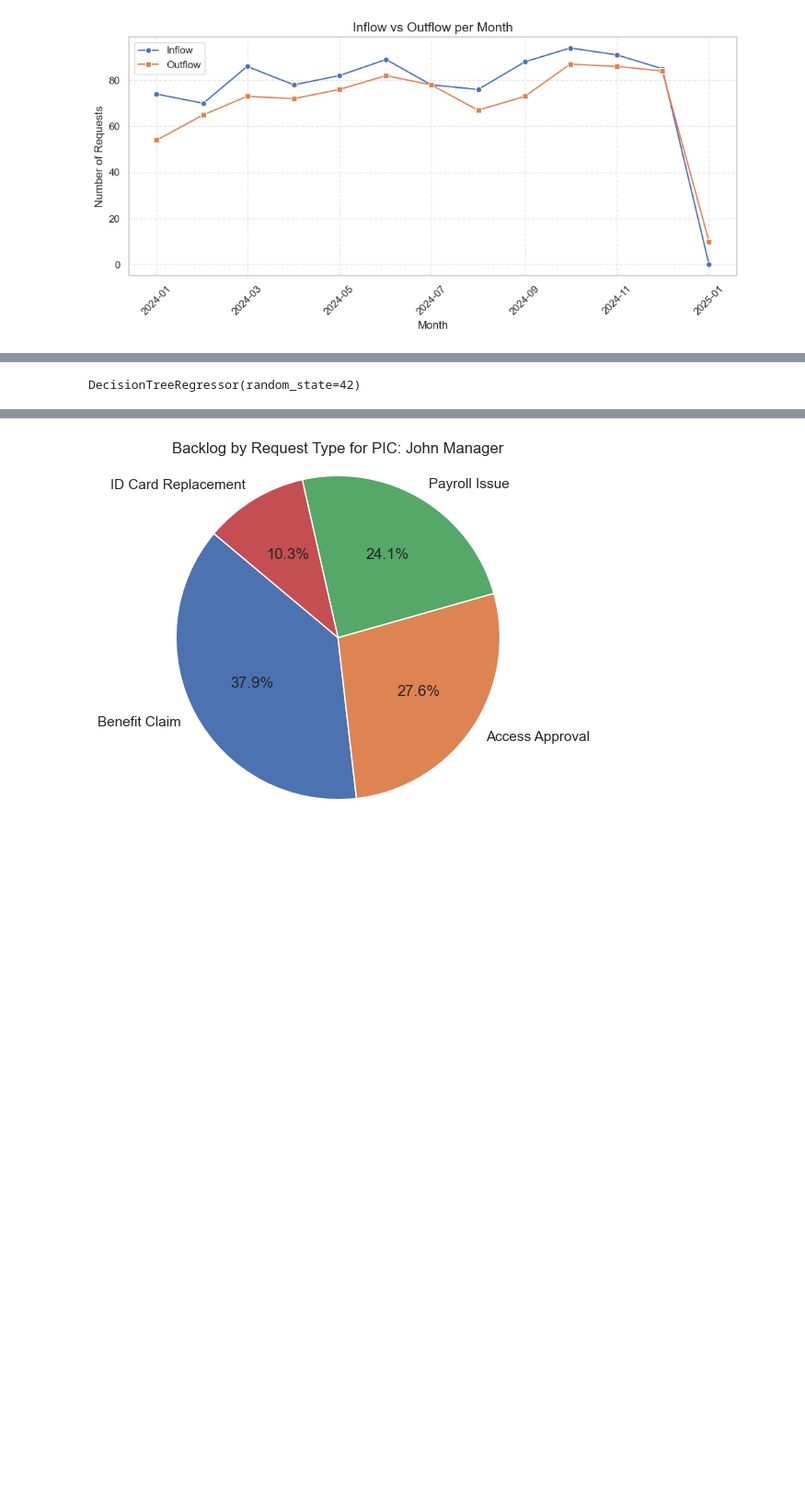
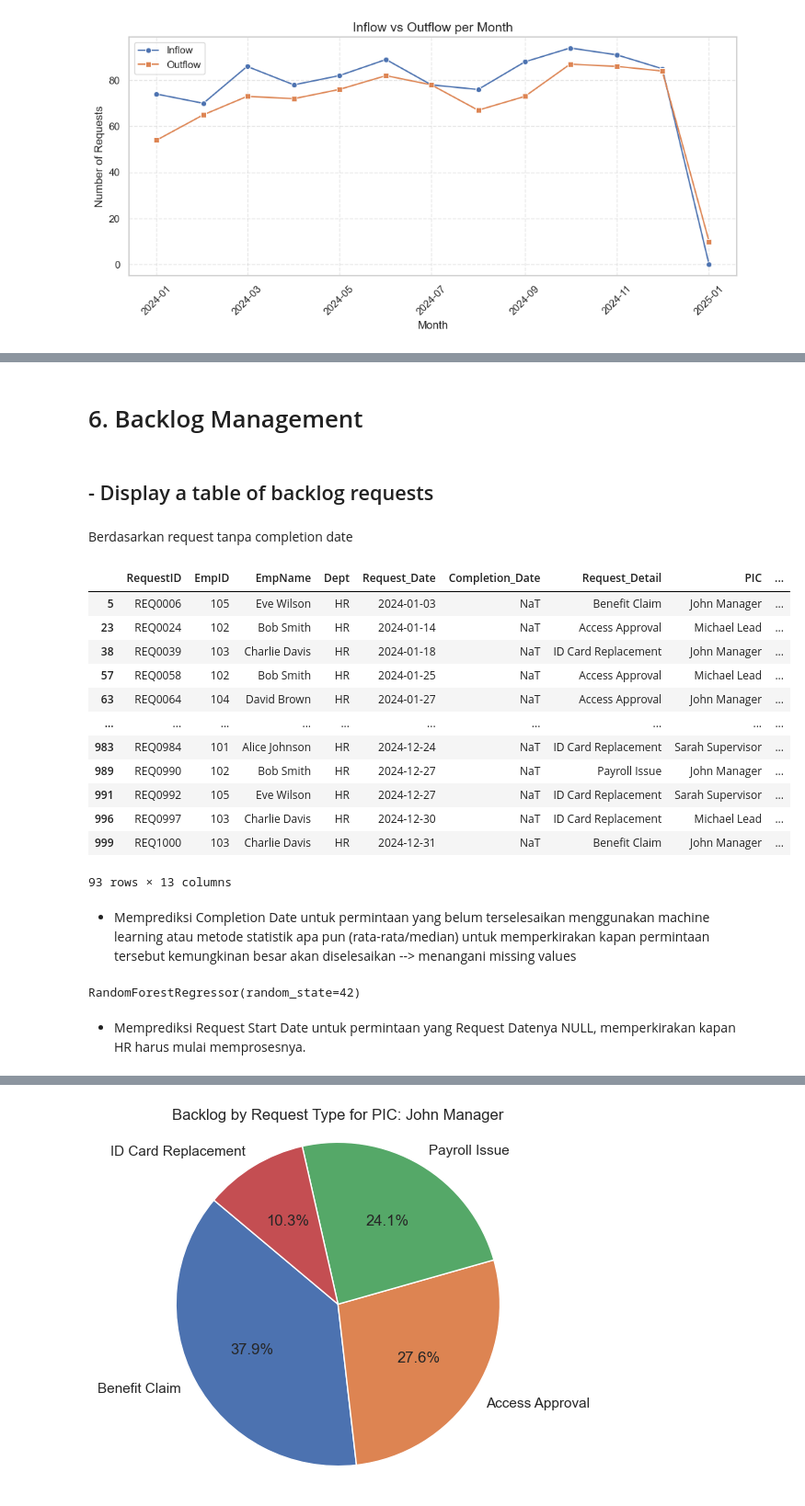
Before and after one commit to RizkyMlana/Data-Science-Mid, a Jupyter notebook: assignment.ipynb, the cells around one changed output, grey strips where cells are left out. Shown: that part at 92% size. Drawn from its saved outputs; the diff is of its cells as text; code cells hidden in the pictures; blank space fills up the shorter version.

```diff
--- a/assignment.ipynb
+++ b/assignment.ipynb
@@ -208,32 +251,54 @@ plt.show()
+# %% [markdown]
+# 6. Backlog Management
+# %% [markdown]
+## - Display a table of backlog requests
+# %% [markdown]
+Berdasarkan request tanpa completion date
 # %%
-base_date = pd.to_datetime("1970-01-01")
 df_backlog = df[df['Request_Date'].notna() & df['Completion_Date'].isna()]
+df_backlog
+# %% [output]
+|  | RequestID | EmpID | EmpName | Dept | Request_Date | Completion_Date | Request_Detail | PIC | ... |
+| 5 | REQ0006 | 105 | Eve Wilson | HR | 2024-01-03 | NaT | Benefit Claim | John Manager | ... |
+| 23 | REQ0024 | 102 | Bob Smith | HR | 2024-01-14 | NaT | Access Approval | Michael Lead | ... |
+| 38 | REQ0039 | 103 | Charlie Davis | HR | 2024-01-18 | NaT | ID Card Replacement | John Manager | ... |
+| 57 | REQ0058 | 102 | Bob Smith | HR | 2024-01-25 | NaT | Access Approval | Michael Lead | ... |
+| 63 | REQ0064 | 104 | David Brown | HR | 2024-01-27 | NaT | Access Approval | John Manager | ... |
+| ... | ... | ... | ... | ... | ... | ... | ... | ... | ... |
+| 983 | REQ0984 | 101 | Alice Johnson | HR | 2024-12-24 | NaT | ID Card Replacement | Sarah Supervisor | ... |
+| 989 | REQ0990 | 102 | Bob Smith | HR | 2024-12-27 | NaT | Payroll Issue | John Manager | ... |
+| 991 | REQ0992 | 105 | Eve Wilson | HR | 2024-12-27 | NaT | ID Card Replacement | Sarah Supervisor | ... |
+| 996 | REQ0997 | 103 | Charlie Davis | HR | 2024-12-30 | NaT | ID Card Replacement | Michael Lead | ... |
+| 999 | REQ1000 | 103 | Charlie Davis | HR | 2024-12-31 | NaT | Benefit Claim | John Manager | ... |
+93 rows × 13 columns
+# %% [markdown]
+- Memprediksi Completion Date untuk permintaan yang belum terselesaikan menggunakan machine learning atau metode statistik apa pun (rata-rata/median) untuk memperkirakan kapan permintaan tersebut kemungkinan besar akan diselesaikan --> menangani missing values
 # %%
+# Membuat batas minimal model dapat memprediksi untuk menghindari tanggal out of bounds
+base_date = df['Request_Date'].min()
+# Membuat dataframe yang dimana hasil copy dari request date notnull dan completion date not null
 complete_data = df[df['Request_Date'].notna() & df['Completion_Date'].notna()].copy()
+# Membuat kolom baru Request_Days dan Completion_Days yang diambil dari dataframe complete data yang diubah menjadi hari
 complete_data['Request_Days'] = (complete_data['Request_Date'] - base_date).dt.days
 complete_data['Completion_Days'] = (complete_data['Completion_Date'] - base_date).dt.days
+# Membuat kolom baru Processing days berdasarkan kolom Request Days - Completion Days
 complete_data['Processing_Days'] = complete_data['Completion_Days'] - complete_data['Request_Days']
 
-X_comp = pd.get_dummies(complete_data[['Request_Detail', 'PIC']], drop_first=True)
-y_comp = complete_data['Processing_Days']
+# Mengubah data kategorikal menjadi numerik agar bisa digunakan oleh algoritma Machine Learning untuk predict
+X_c = pd.get_dummies(complete_data[['Request_Detail', 'PIC']], drop_first=True)
+y_c = complete_data['Processing_Days']
 
-X_train, X_test, y_train, y_test = train_test_split(X_comp, y_comp, test_size=0.2, random_state=42)
+# Splitting Data dibagi menjadi 80% untuk train banding 20% untuk test
+X_train, X_test, y_train, y_test = train_test_split(X_c, y_c, test_size=0.2, random_state=42)
 
-#Linear Regression
-model_completion = LinearRegression()
-model_completion.fit(X_train, y_train)
-#Random Forest
+# Beberapa Algoritma yang digunakan
+# Random Forest
 model_completion = RandomForestRegressor(n_estimators=100, random_state=42)
 model_completion.fit(X_train, y_train)
-#Decision Tree
-model_completion = DecisionTreeRegressor(random_state=42)
-model_completion.fit(X_train, y_train)
-#K-Nearest Neighbor
-model_completion = KNeighborsRegressor(n_neighbors=5)
-model_completion.fit(X_train, y_train)
-#Support Vector Regressor
-model_completion = SVR()
-model_completion.fit(X_train, y_train)
+# Decision Tree
+# model_completion = DecisionTreeRegressor(random_state=42)
+# model_completion.fit(X_train, y_train)
+# model_completion.fit(X_train, y_train)
 # %% [output]
-DecisionTreeRegressor(random_state=42)
+RandomForestRegressor(random_state=42)
 # %%
@@ -245,2 +314,4 @@ df_backlog = df[df['Completion_Date'].isna() & df['Request_Date'].notna()].copy(
 df_backlog.loc[:, 'Predicted_Completion_Date'] = df_backlog['Request_Date'] + pd.to_timedelta(predicted_days, unit='D')
+# %% [markdown]
+- Memprediksi Request Start Date untuk permintaan yang Request Datenya NULL, memperkirakan kapan HR harus mulai memprosesnya.
 # %%
```
Also changed, not shown: parts of 51 cells of this notebook, 1 other file.
